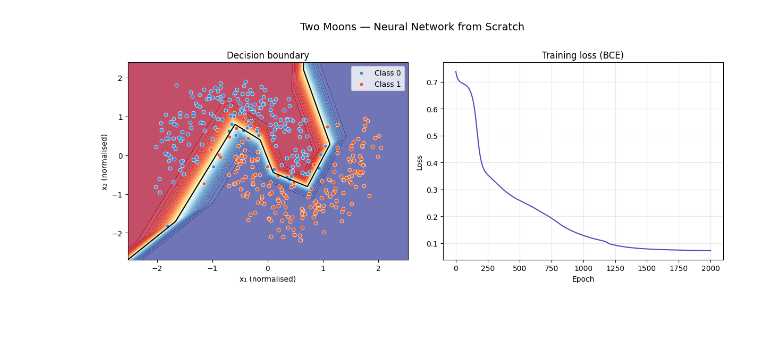
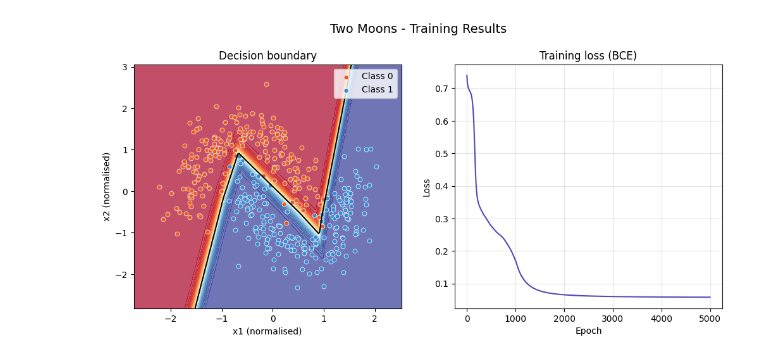
Before and after one commit to SelimCifci/TwoMoons, a Jupyter notebook: twomoons.ipynb, the cells around one changed output. Saved outputs shown, nothing was run; the diff lists cells and outputs as text; code cells hidden in the pictures; blank space fills up the shorter version.

```diff
--- a/twomoons.ipynb
+++ b/twomoons.ipynb
@@ -3,5 +3,11 @@ import numpy as np
 import matplotlib.pyplot as plt
 from sklearn.datasets import make_moons
 # %%
-X, y = make_moons(n_samples=400, noise=0.2, random_state=42)
-y = y.reshape(-1, 1) # shape (400, 1)
+def new_moons(noise=0.2):
+    global X, y
+    X, y = make_moons(n_samples=400, noise=noise, random_state=np.random.randint(1000))
+    y = y.reshape(-1, 1) # shape (400, 1)
+    # Normalise inputs so gradient descent stays stable
+    X = (X - X.mean(axis=0)) / X.std(axis=0)
+
+new_moons()
@@ -14,7 +17,7 @@ def relu(z):
     return np.maximum(0, z)
 
 def relu_deriv(z):
-    return (z > 0).astype(float)
+    return (z > 0)
 
 def sigmoid(z):
     return 1 / (1 + np.exp(-z))
@@ -107,7 +110,7 @@ np.random.seed(42)
 params = init_weights([2, 4, 4, 1])
 
 learning_rate = 0.1
-epochs = 2000
+epochs = 5000
 loss_history = []
 
 for epoch in range(epochs):
@@ -134,50 +144,50 @@ Epoch 1800 | Loss: 0.0738 | Accuracy: 97.50%
 # %%
 # VISUALISATION
 fig, axes = plt.subplots(1, 2, figsize=(12, 5))
-fig.suptitle("Two Moons — Neural Network from Scratch", fontsize=14, y=1.01)
+fig.suptitle("Two Moons - Training Results", fontsize=14, y=1.01)
 
-# — Decision boundary —
+# Decision boundary
 ax = axes[0]
 h = 0.02
 x_min, x_max = X[:, 0].min() - 0.5, X[:, 0].max() + 0.5
 y_min, y_max = X[:, 1].min() - 0.5, X[:, 1].max() + 0.5
-xx, yy = np.meshgrid(np.arange(x_min, x_max, h),
-                     np.arange(y_min, y_max, h))
+xx, yy = np.meshgrid(np.arange(x_min, x_max, h), np.arange(y_min, y_max, h))
 grid = np.c_[xx.ravel(), yy.ravel()]
 Z_pred, _ = forward(grid, params)
 Z_pred = Z_pred.reshape(xx.shape)
 
 ax.contourf(xx, yy, Z_pred, levels=50, cmap="RdYlBu", alpha=0.7)
 ax.contour(xx, yy, Z_pred, levels=[0.5], colors="black", linewidths=1.5)
 ax.scatter(X[y.ravel() == 0, 0], X[y.ravel() == 0, 1],
-           c="#3B8BD4", edgecolors="white", s=25, linewidths=0.5, label="Class 0")
+           c="#E85D24", edgecolors="white", s=25, linewidths=0.5, label="Class 0")
 ax.scatter(X[y.ravel() == 1, 0], X[y.ravel() == 1, 1],
-           c="#E85D24", edgecolors="white", s=25, linewidths=0.5, label="Class 1")
+           c="#3B8BD4", edgecolors="white", s=25, linewidths=0.5, label="Class 1")
 ax.set_title("Decision boundary")
-ax.set_xlabel("x₁ (normalised)")
-ax.set_ylabel("x₂ (normalised)")
+ax.set_xlabel("x1 (normalised)")
+ax.set_ylabel("x2 (normalised)")
 ax.legend(loc="upper right")
 
-# — Training loss curve —
+# Training loss curve
 ax2 = axes[1]
 ax2.plot(loss_history, color="#534AB7", linewidth=1.5)
 ax2.set_title("Training loss (BCE)")
 ax2.set_xlabel("Epoch")
 ax2.set_ylabel("Loss")
 ax2.grid(True, alpha=0.3)
 
-plt.tight_layout()
 # Save output to disk
 from os import makedirs
 makedirs("out", exist_ok=True)
 from datetime import datetime
-plt.savefig(f"./out/result_{datetime.now().strftime('%Y-%m-%d_%H-%M-%S')}.png", dpi=150, bbox_inches="tight")
+plt.savefig(f"./out/training_{datetime.now().strftime('%S-%M-%H_%d-%m-%Y')}.png", dpi=150, bbox_inches="tight")
 plt.show()
 print("\nPlot saved to out")
 
 final_pred, _ = forward(X, params)
+final_loss = compute_loss(final_pred, y)
 final_acc = np.mean((final_pred > 0.5) == y)
+print(f"Final loss: {final_loss:.4f}")
 print(f"Final accuracy: {final_acc:.2%}")
 # %% [output]
-[figure, old version]
+[figure, new version]
 Plot saved to out
```
Also changed, not shown: parts of 4 cells of this notebook.
